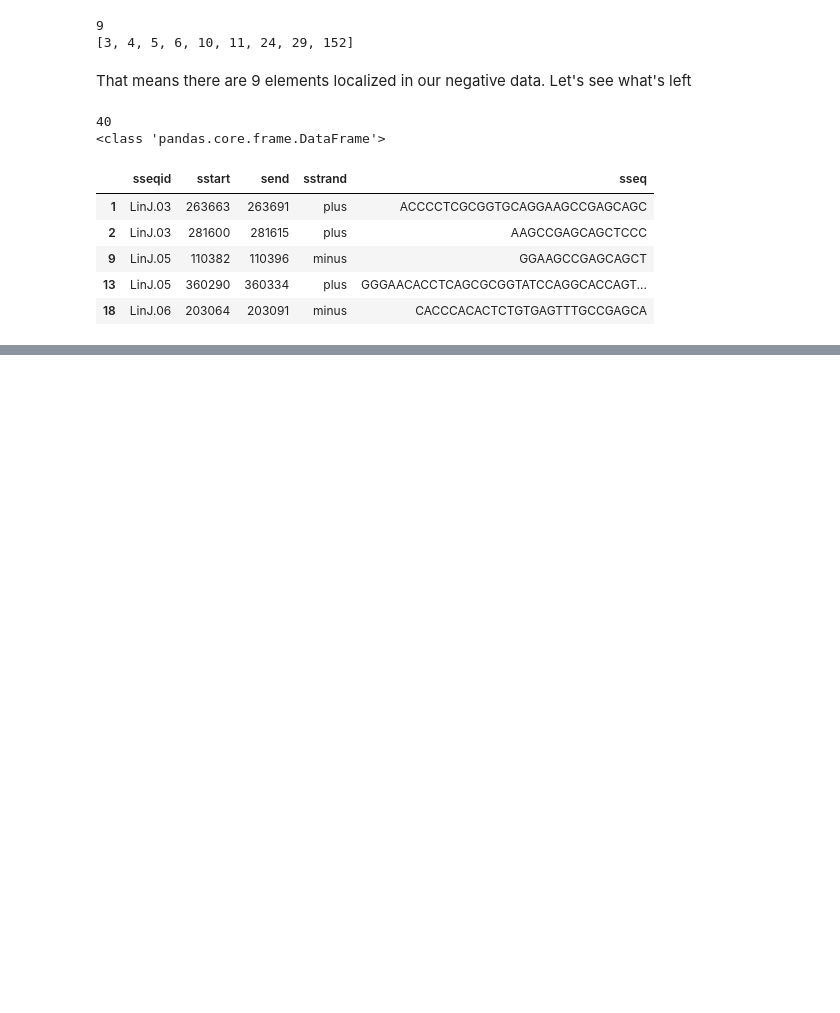
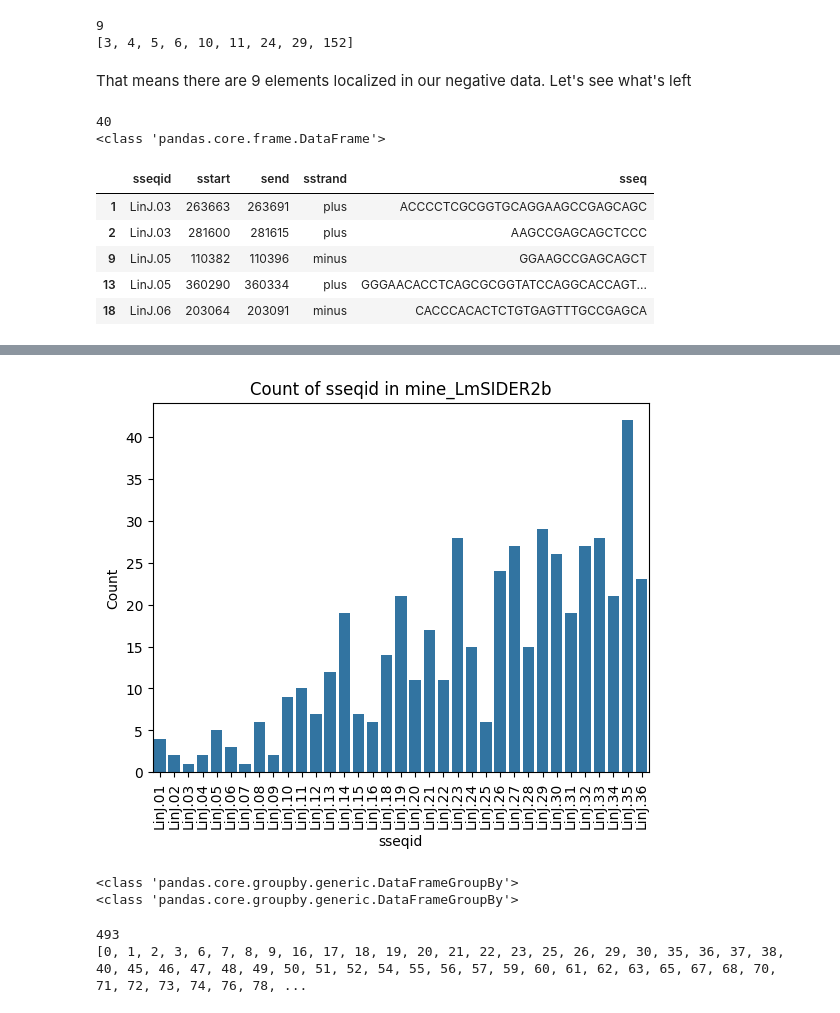
Before and after one commit to Viskuit/Test_BEDOPS, a Jupyter notebook: 7.LmSIDERa_and_LmSIDERb_hallmark_BLASTn/compare_hallmarks_files.ipynb, the cells around one changed output, grey strips where cells are left out. Cells and saved outputs as stored; diff of their text form; code cells hidden in the pictures; blank space fills up the shorter version.

```diff
--- a/7.LmSIDERa_and_LmSIDERb_hallmark_BLASTn/compare_hallmarks_files.ipynb
+++ b/7.LmSIDERa_and_LmSIDERb_hallmark_BLASTn/compare_hallmarks_files.ipynb
@@ -299,0 +331,26 @@ genome_LmSIDER2a_NOTIN_pos_and_neg.head()
+# %%
+sns.countplot(x="sseqid", data=mine_LmSIDER2b)
+plt.title("Count of sseqid in mine_LmSIDER2b")
+plt.xlabel("sseqid")
+plt.ylabel("Count")
+plt.xticks(rotation=90)
+# plt.tight_layout()
+plt.show()
+# %% [output]
+[figure, added]
+# %%
+# Group the data
+grouped_genome_LmSIDER2b = genome_LmSIDER2b.groupby("sseqid")
+grouped_mine_LmSIDER2b = mine_LmSIDER2b.groupby("sseqid")
+print(type(grouped_genome_LmSIDER2b), type(grouped_mine_LmSIDER2b), sep="\n")
+# %% [output]
+<class 'pandas.core.groupby.generic.DataFrameGroupBy'>
+<class 'pandas.core.groupby.generic.DataFrameGroupBy'>
+# %%
+# Let's check how many elements from the 620 are in the mine data
+LmSIDER2b_index = comparative_grouping_data(grouped_genome_LmSIDER2b, grouped_mine_LmSIDER2b)
+print(len(LmSIDER2b_index))
+print(LmSIDER2b_index)
+# %% [output]
+493
+[0, 1, 2, 3, 6, 7, 8, 9, 16, 17, 18, 19, 20, 21, 22, 23, 25, 26, 29, 30, 35, 36, 37, 38, 40, 45, 46, 47, 48, 49, 50, 51, 52, 54, 55, 56, 57, 59, 60, 61, 62, 63, 65, 67, 68, 70, 71, 72, 73, 74, 76, 78, ...
```
Also changed, not shown: parts of 16 cells of this notebook.
